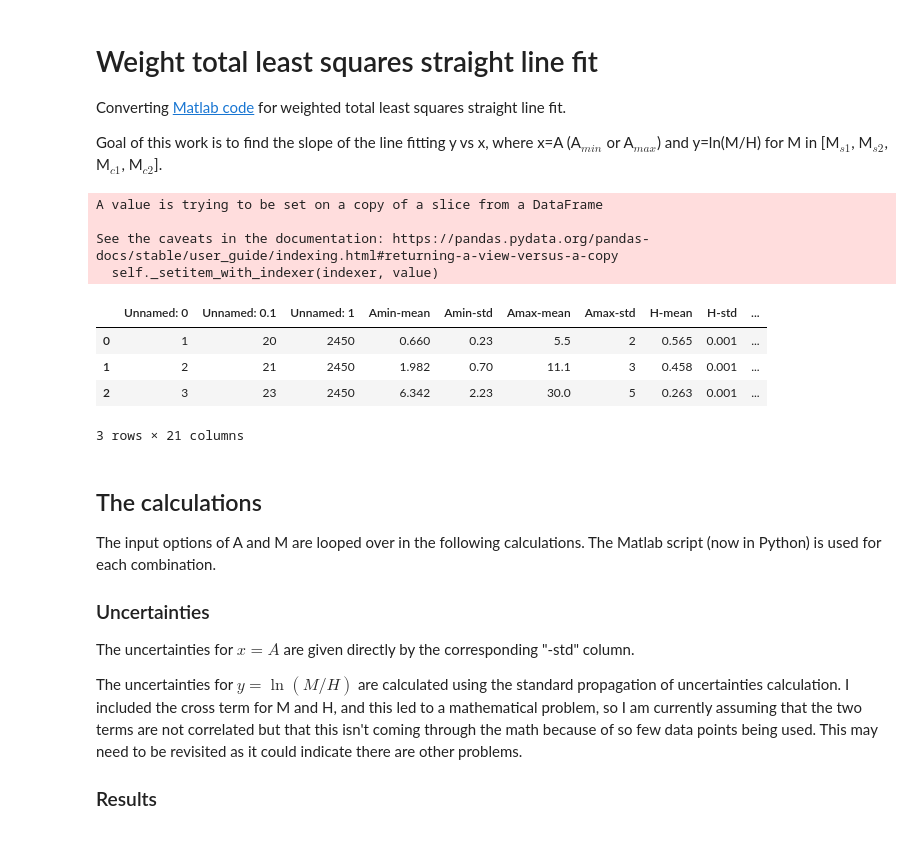
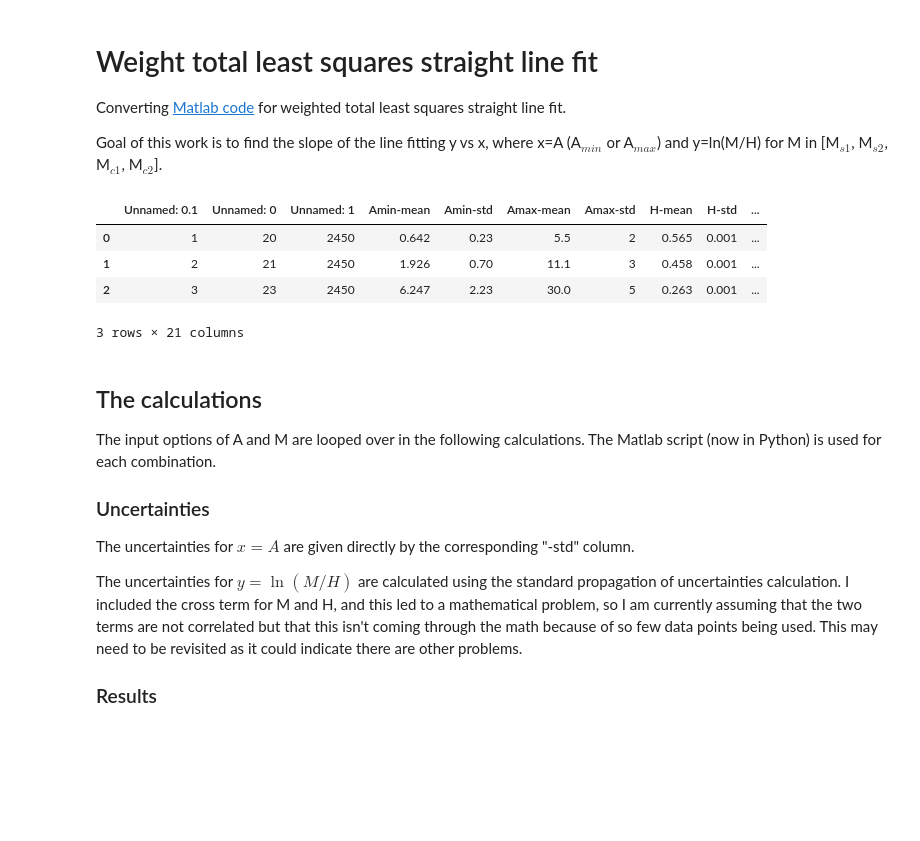
Before and after one commit to kthyng/janelle2019, a Jupyter notebook: regression.ipynb, the cells around one changed output. Cells and saved outputs as stored; diff of their text form; code cells hidden in the pictures; blank space fills up the shorter version.

```diff
--- a/regression.ipynb
+++ b/regression.ipynb
@@ -26,21 +26,18 @@ def chialpha(alpha, x, y, ux, uy):
     return chi
 # %%
 # read in data
-fname = '2020-0916-Scavenging Kinetics-Revisions'# '2020-0609-Scavenging Kinetics'
+fname = "2023-0404-Regression Inputs"
+# fname = '2023-0401-Scavenging Kinetics Final Endmember'
 df = pd.read_csv(fname + '.csv')
-df['Ms1-mean'].iloc[2] = df['Ms1-mean'].iloc[2] + df['Ms1-std'].iloc[2]
-df['Mc2-mean'].iloc[0] = df['Mc2-mean'].iloc[0] + df['Mc2-std'].iloc[0]
+df.loc[2,'Ms1-mean'] = df.loc[2,'Ms1-mean'] + df.loc[2, 'Ms1-std']
+df.loc[0,'Mc2-mean'] = df.loc[0,'Mc2-mean'] + df.loc[0, 'Mc2-std']
 df
 # %% [output]
+|  | Unnamed: 0.1 | Unnamed: 0 | Unnamed: 1 | Amin-mean | Amin-std | Amax-mean | Amax-std | H-mean | H-std | ... |
+| 0 | 1 | 20 | 2450 | 0.642 | 0.23 | 5.5 | 2 | 0.565 | 0.001 | ... |
+| 1 | 2 | 21 | 2450 | 1.926 | 0.70 | 11.1 | 3 | 0.458 | 0.001 | ... |
+| 2 | 3 | 23 | 2450 | 6.247 | 2.23 | 30.0 | 5 | 0.263 | 0.001 | ... |
-A value is trying to be set on a copy of a slice from a DataFrame
-
-See the caveats in the documentation: https://pandas.pydata.org/pandas-docs/stable/user_guide/indexing.html#returning-a-view-versus-a-copy
-  self._setitem_with_indexer(indexer, value)
+3 rows × 21 columns
-|  | Unnamed: 0 | Unnamed: 0.1 | Unnamed: 1 | Amin-mean | Amin-std | Amax-mean | Amax-std | H-mean | H-std | ... |
-| 0 | 1 | 20 | 2450 | 0.660 | 0.23 | 5.5 | 2 | 0.565 | 0.001 | ... |
-| 1 | 2 | 21 | 2450 | 1.982 | 0.70 | 11.1 | 3 | 0.458 | 0.001 | ... |
-| 2 | 3 | 23 | 2450 | 6.342 | 2.23 | 30.0 | 5 | 0.263 | 0.001 | ... |
-3 rows × 21 columns
 # %%
 # keys to loop over
 As = ['Amin', 'Amax']
```
Also changed, not shown: parts of 1 cell of this notebook, 2 other files.
